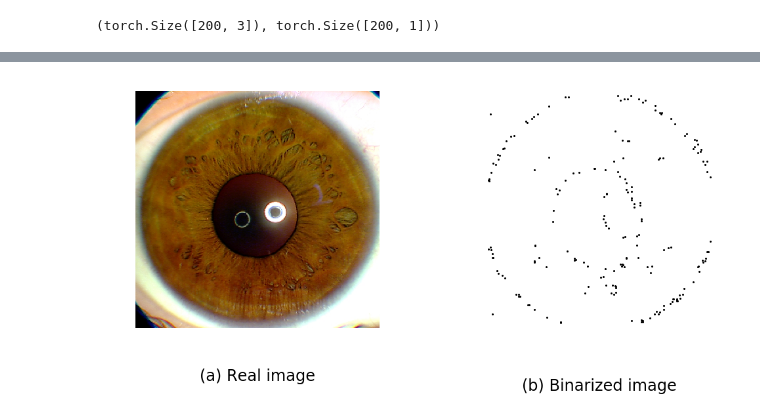
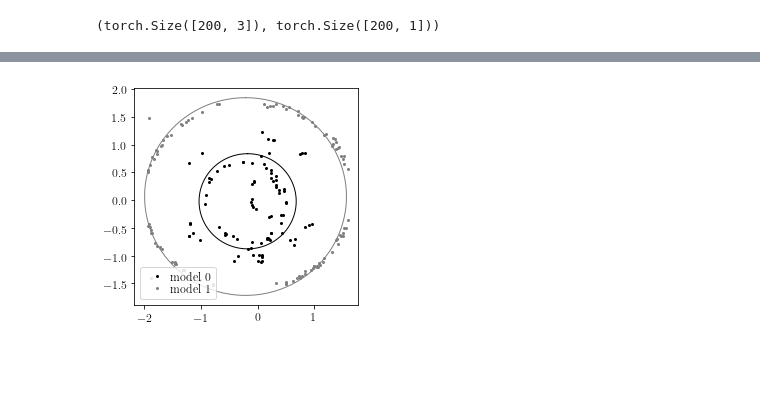
Before and after one commit to andriygav/ExpertLearning, a Jupyter notebook: code/graph.ipynb, the cells around one changed output, grey strips where cells are left out. Drawn from its saved outputs; the diff is of its cells as text; code cells hidden in the pictures; blank space fills up the shorter version.

```diff
--- a/code/graph.ipynb
+++ b/code/graph.ipynb
@@ -254,22 +326,20 @@ epoch = 10
 # %%
 %%time
 
-LIST_A = [torch.Tensor([1e-32, 1e-32, 1]) for _ in range(K)]
-LIST_w = [torch.Tensor([[0], [0], [0.5]]), torch.Tensor([[0], [0], [1]])]
+LIST_A = [torch.Tensor([1, 1, 1]) for _ in range(K)]
+LIST_w = [torch.Tensor([[0], [0], [1]]), torch.Tensor([[0], [0], [2]])]
 
 
 LoM = []
 for k in range(K):
-    LoM.append(EachModelLinear(input_dim = n, device = device,
-                               A = torch.ones(3)*LIST_A[k],
-                               w = torch.ones(3,1)*LIST_w[k]))
+    LoM.append(EachModelLinear(input_dim = n, device = device, A = torch.ones(3)*LIST_A[k], w = torch.ones(3,1)*LIST_w[k]))
 
 HypPar = {'beta': 1.0}
 
 HpMd = HyperExpertNN(input_dim = n, hidden_dim = 5, output_dim = K, device = device, epochs=1000)
 
-model = MixtureEM(HyperParameters = HypPar, HyperModel = HpMd,
-                  ListOfModels = LoM, device = device, model_type='sample')
+model = MixtureEM(HyperParameters = HypPar, HyperModel = HpMd, ListOfModels = LoM,
+                  device = device, model_type='sample')
 
 
 List_of_step_Prior = []
@@ -310,2 +399,4 @@ Wall time: 30.5 s
 # %%
-List_of_answers_comparing = [List_of_step_Not_Prior[-1], List_of_step_Prior[-1]]
+List_of_answers_comparing = [List_of_step_Not_Prior[-1], List_of_step_Prior[-1], List_of_step_Prior_Regular[-1]]
+# %%
+List_of_answers_comparing[2] = (circ, List_of_answers_comparing[2][1])
@@ -367,50 +444,39 @@ plt.show()
 # %%
-Text_size = 24
+Text_size = 12
 
 plt.rcParams['lines.linewidth'] = 1
 plt.rcParams['lines.markersize'] = 4
 plt.rcParams['xtick.labelsize'] = Text_size
 plt.rcParams['ytick.labelsize'] = Text_size
 plt.rcParams['legend.fontsize'] = Text_size
 plt.rcParams['axes.titlesize']=Text_size
 plt.rcParams['axes.labelsize']=Text_size
-plt.rcParams['figure.figsize'] = (16.0, 7.0)
+plt.rcParams['figure.figsize'] = (4.0, 4.0)
 plt.rcParams['font.size'] = Text_size
 plt.rcParams["legend.labelspacing"] = 0.1
 plt.rcParams["legend.handletextpad"] = 0.1
 #################################################
 
 t = np.linspace(0, 2*np.pi, 100)
 
 colors = color
 
-fig = plt.figure();
-gs = gridspec.GridSpec(1, 2)
+CIRCLE, idx = List_of_answers_comparing[1]
+for i in np.unique(idx):
+    _ = plt.plot(x[idx == i], y[idx == i], '.', color = colors[i], label = 'model '+str(i))
 
-ax = []
-for i in range(2):
-    ax.append(fig.add_subplot(gs[i]))
+    x0, y0, r = CIRCLE[i]
+    x_plot = x0 + r*np.sin(t)
+    y_plot = y0 + r*np.cos(t)
+
+    _ = plt.plot(x_plot, y_plot, '-', color = colors[i])
+
+plt.legend(loc='best')
 
 
-cols = ['Real image', 'Binarized image']
-TITLE = ['(a)', '(b)']
-
-for k in range(len(ax)):
-    ax[k].set_title(TITLE[k] + ' ' + cols[k], y=-0.24)
-
-# Real image
-k = 0
-ax[k].imshow(image)
-ax[k].axis('off')
-
-# mask with iris circle
-k = 1
-ax[k].plot(x, y, '.', color = color[0])
-ax[k].axis('off')
-
 plt.subplots_adjust(wspace=0.4, hspace=0.35)
-# plt.savefig('./figures/statement_real_compare.pdf', bbox_inches='tight')
+plt.savefig('./figures/prior_real_example.pdf', bbox_inches='tight')
 
 plt.show()
 # %% [output]
-[figure, old version]
+[figure, new version]
```
Also changed, not shown: parts of 11 cells of this notebook, 47 other files.
